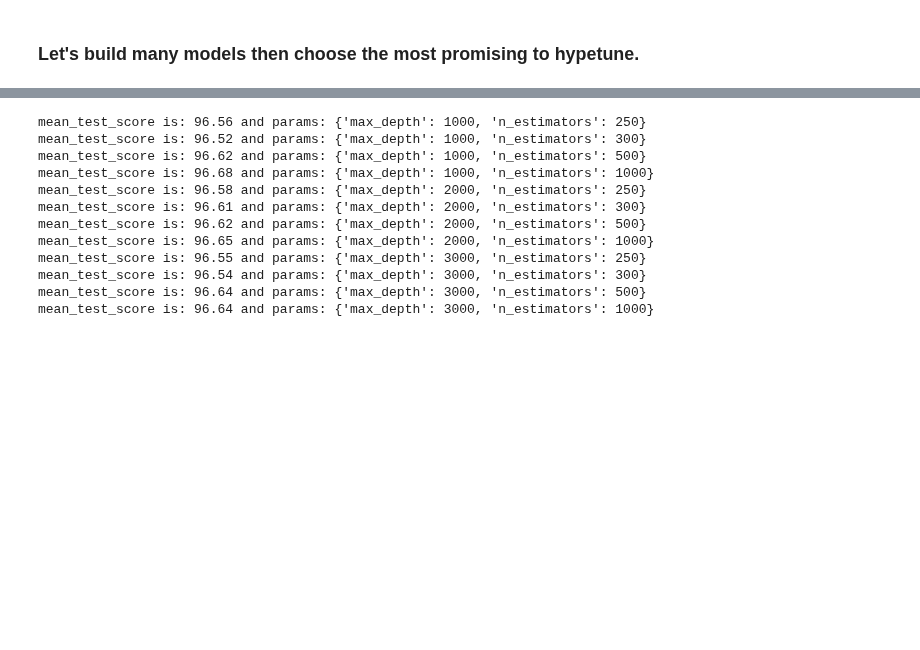
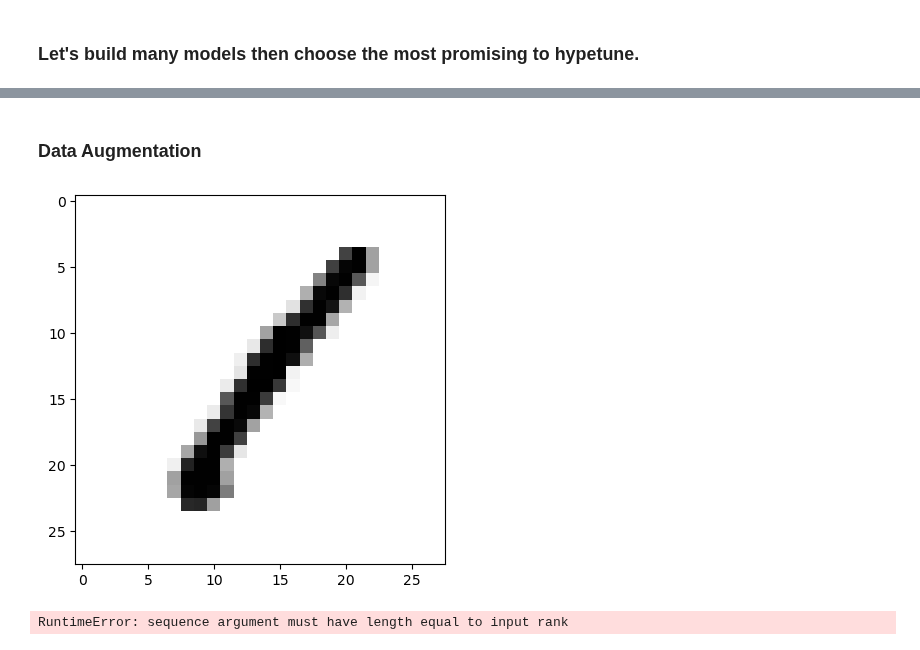
Before and after one commit to kamau96/Data_Science_Android_Web_Development, a Jupyter notebook: Data_Science_Development/Python_Programming/Digit_Recognizer/digit_recognizer.ipynb, the cells around one changed output, grey strips where cells are left out. Saved outputs shown, nothing was run; the diff lists cells and outputs as text; code cells hidden in the pictures; blank space fills up the shorter version.

Commit message:
data augmentation started

```diff
--- a/Data_Science_Development/Python_Programming/Digit_Recognizer/digit_recognizer.ipynb
+++ b/Data_Science_Development/Python_Programming/Digit_Recognizer/digit_recognizer.ipynb
@@ -61,12 +63,10 @@ rand_clf = RandomForestClassifier()
 # %%
 # Parameters for tuning the models.
-params_knn = [{"weights": ["distance"], "n_neighbors": [1,2,3,4]}]
-params_rand = [{"n_estimators": [500, 1000, 1500, 2000]}]
+params_knn = [{"weights": ["distance"], "n_neighbors": [4, 10, 12]}]
 # %%
 # Use grid search to search the hyperparameter space.
-grid_search_knn = GridSearchCV(knn_clf, params_knn, scoring="accuracy", cv=5, verbose=3)
-grid_search_rand = GridSearchCV(rand_clf, params_rand, scoring="accuracy", cv=5, verbose=3)
+grid_search = GridSearchCV(knn_clf, params_knn, scoring="accuracy", cv=5, verbose=3)
 # %%
 # Fit the grid search to search the hyperparamter space.
-grid_search_knn.fit(X_train, y_train)
+grid_search.fit(X_train, y_train)
 # %% [output]
@@ -77,5 +92,2 @@ GridSearchCV(cv=5, estimator=RandomForestClassifier(),
-# %%
-# Fit the grid search to search the hyperparamter space.
-grid_search_rand.fit(X_train, y_train)
 # %%
 # See how the models performed in the various parameters.
@@ -94,17 +102 @@ mean_test_score is: 96.65 and params: {'n_neighbors': 8, 'weights': 'distance'}
-# %%
-for mean_test_score, params in zip(cvres_rand["mean_test_score"], cvres_rand["params"]):
-    print(f"mean_test_score is: {mean_test_score*100:.2f} and params: {params}")
-# %% [output]
-mean_test_score is: 96.56 and params: {'max_depth': 1000, 'n_estimators': 250}
-mean_test_score is: 96.52 and params: {'max_depth': 1000, 'n_estimators': 300}
-mean_test_score is: 96.62 and params: {'max_depth': 1000, 'n_estimators': 500}
-mean_test_score is: 96.68 and params: {'max_depth': 1000, 'n_estimators': 1000}
-mean_test_score is: 96.58 and params: {'max_depth': 2000, 'n_estimators': 250}
-mean_test_score is: 96.61 and params: {'max_depth': 2000, 'n_estimators': 300}
-mean_test_score is: 96.62 and params: {'max_depth': 2000, 'n_estimators': 500}
-mean_test_score is: 96.65 and params: {'max_depth': 2000, 'n_estimators': 1000}
-mean_test_score is: 96.55 and params: {'max_depth': 3000, 'n_estimators': 250}
-mean_test_score is: 96.54 and params: {'max_depth': 3000, 'n_estimators': 300}
-mean_test_score is: 96.64 and params: {'max_depth': 3000, 'n_estimators': 500}
-mean_test_score is: 96.64 and params: {'max_depth': 3000, 'n_estimators': 1000}
 # %%
@@ -119,0 +109,2 @@ df.to_csv("random_forest.csv", index=False)
+# %% [markdown]
+### Data Augmentation
@@ -119,0 +113,13 @@ df.to_csv("random_forest.csv", index=False)
+# %%
+some_digit = X_train[0]
+some_digit = some_digit.reshape(28, 28)
+plt.imshow(some_digit, cmap="binary")
+plt.show()
+# %% [output]
+[figure, added]
+# %%
+some_digit_shifted = shift(some_digit, [2], cval=0)
+plt.imshow(some_digit_shifted, cmap="binary")
+plt.show()
+# %% [output]
+RuntimeError: sequence argument must have length equal to input rank
```
Also changed, not shown: parts of 9 cells of this notebook.
